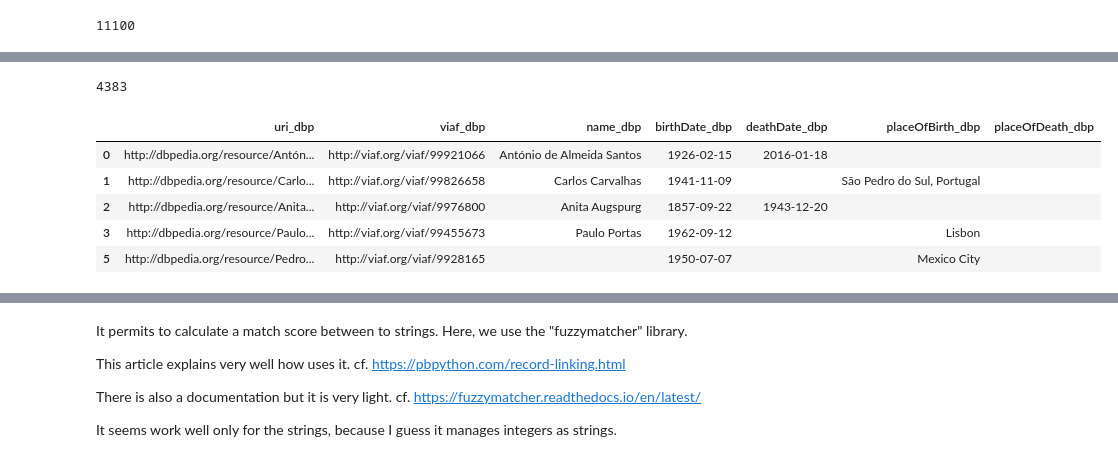
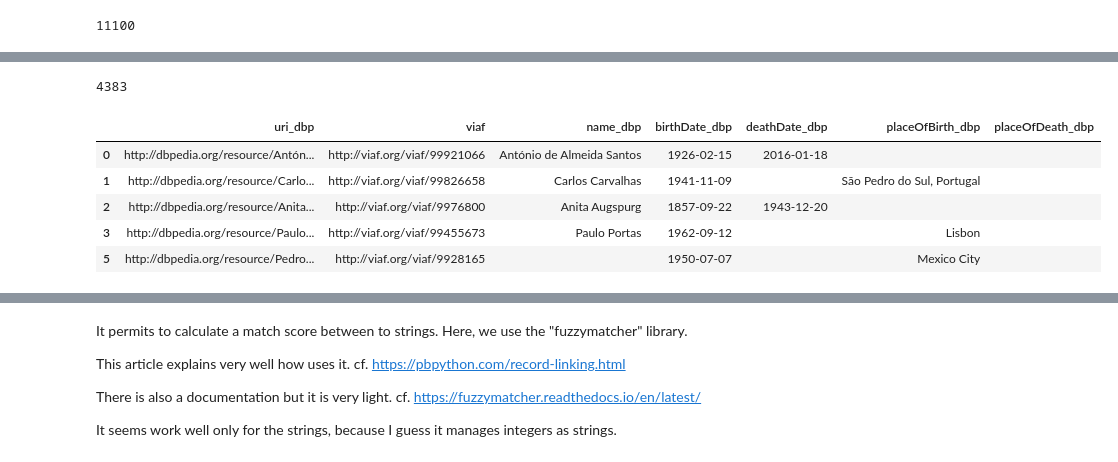
Before and after one commit to Semantic-Data-for-Humanities/Economists_Jurists, a Jupyter notebook: Notebooks/Issues/Merge_DBpedia_BnF_Data_Wikidata.ipynb, the cells around one changed output, grey strips where cells are left out. Cells and saved outputs as stored; diff of their text form; code cells hidden in the pictures.

```diff
--- a/Notebooks/Issues/Merge_DBpedia_BnF_Data_Wikidata.ipynb
+++ b/Notebooks/Issues/Merge_DBpedia_BnF_Data_Wikidata.ipynb
@@ -142,13 +155,13 @@ for l in rc_bnf['results']['bindings']:
         except Exception as e:
             bio = ''
         try:
-            yearBirth = l['yearBirth']['value']
+            birthDate = l['birthDate']['value']
         except Exception as e:
-            yearBirth = ''
+            birthDate = ''
         try:
-            yearDeath = l['yearDeath']['value']
+            deathDate = l['deathDate']['value']
         except Exception as e:
-            yearDeath = ''
+            deathDate = ''
         try:
             placeOfBirth = l['placeOfBirth']['value']
         except Exception as e:
@@ -157,7 +170,8 @@ for l in rc_bnf['results']['bindings']:
             placeOfDeath = l['placeOfDeath']['value']
         except Exception as e:
             placeOfDeath = ''
-        result_bnf.append([l['s']['value'], uri, name, sName, yearBirth, yearDeath, placeOfBirth,placeOfDeath, bio])
+        result_bnf.append([l['s']['value'], uri, name, sName, birthDate, deathDate, placeOfBirth,placeOfDeath, bio])
+# It creates a list, where it puts proprieties with their value.
 # %%
 print(len(result_bnf))
 result_bnf[:5]
@@ -523,5 +586,5 @@ print(len(df_bnf))
 # %%
-df_dbp = pd.DataFrame(result_dbpedia, columns=['uri_dbp', 'viaf_dbp', 'name_dbp', 'birthDate_dbp','deathDate_dbp',"placeOfBirth_dbp", "placeOfDeath_dbp"])
+df_dbp = pd.DataFrame(result_dbpedia, columns=['uri_dbp', 'viaf', 'name_dbp','birthDate_dbp','deathDate_dbp' , 'placeOfBirth_dbp','placeOfDeath_dbp'])
 print(len(df_dbp))
 df_dbp.fillna('')
 df_dbp.head(20)
@@ -545,12 +608,13 @@ df_dbp.head(20)
 | 18 | http://dbpedia.org/resource/Duart... | http://viaf.org/viaf/99001022 | Duarte Freitas | 1966-08-10 |  | São Roque do Pico |  |
 | 19 | http://dbpedia.org/resource/Duart... | http://viaf.org/viaf/99001022 | Duarte Freitas | 1966-08-10 |  | Estado Novo (Portugal) |  |
 # %%
-df_dbp.drop_duplicates(subset ="uri_dbp", keep = 'first', inplace=True)
+# Drop duplicates lines and keep first
+df_dbp.drop_duplicates(subset =["uri_dbp"], keep = 'first', inplace=True)
 print(len(df_dbp))
 df_dbp.head()
 # %% [output]
 4383
-|  | uri_dbp | viaf_dbp | name_dbp | birthDate_dbp | deathDate_dbp | placeOfBirth_dbp | placeOfDeath_dbp |
+|  | uri_dbp | viaf | name_dbp | birthDate_dbp | deathDate_dbp | placeOfBirth_dbp | placeOfDeath_dbp |
 | 0 | http://dbpedia.org/resource/Antón... | http://viaf.org/viaf/99921066 | António de Almeida Santos | 1926-02-15 | 2016-01-18 |  |  |
 | 1 | http://dbpedia.org/resource/Carlo... | http://viaf.org/viaf/99826658 | Carlos Carvalhas | 1941-11-09 |  | São Pedro do Sul, Portugal |  |
 | 2 | http://dbpedia.org/resource/Anita... | http://viaf.org/viaf/9976800 | Anita Augspurg | 1857-09-22 | 1943-12-20 |  |  |
```
Also changed, not shown: parts of 45 cells of this notebook.
